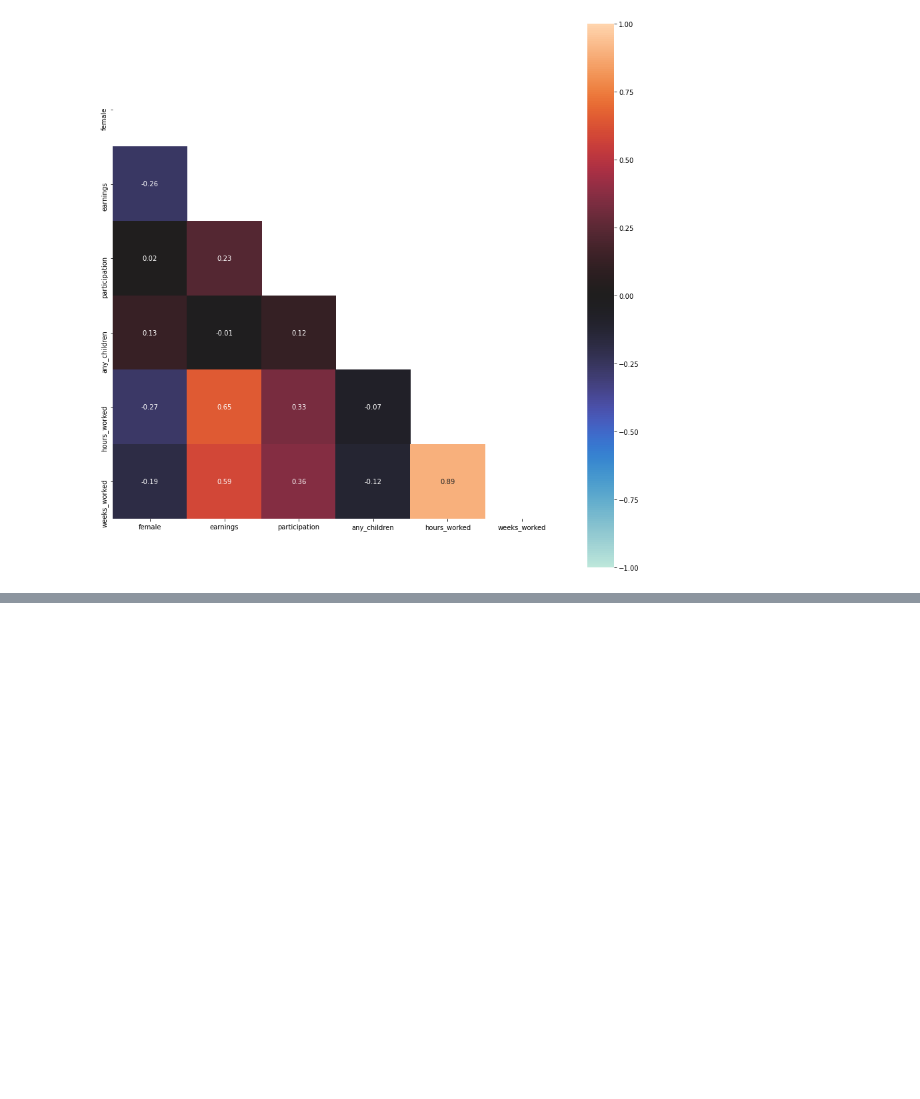
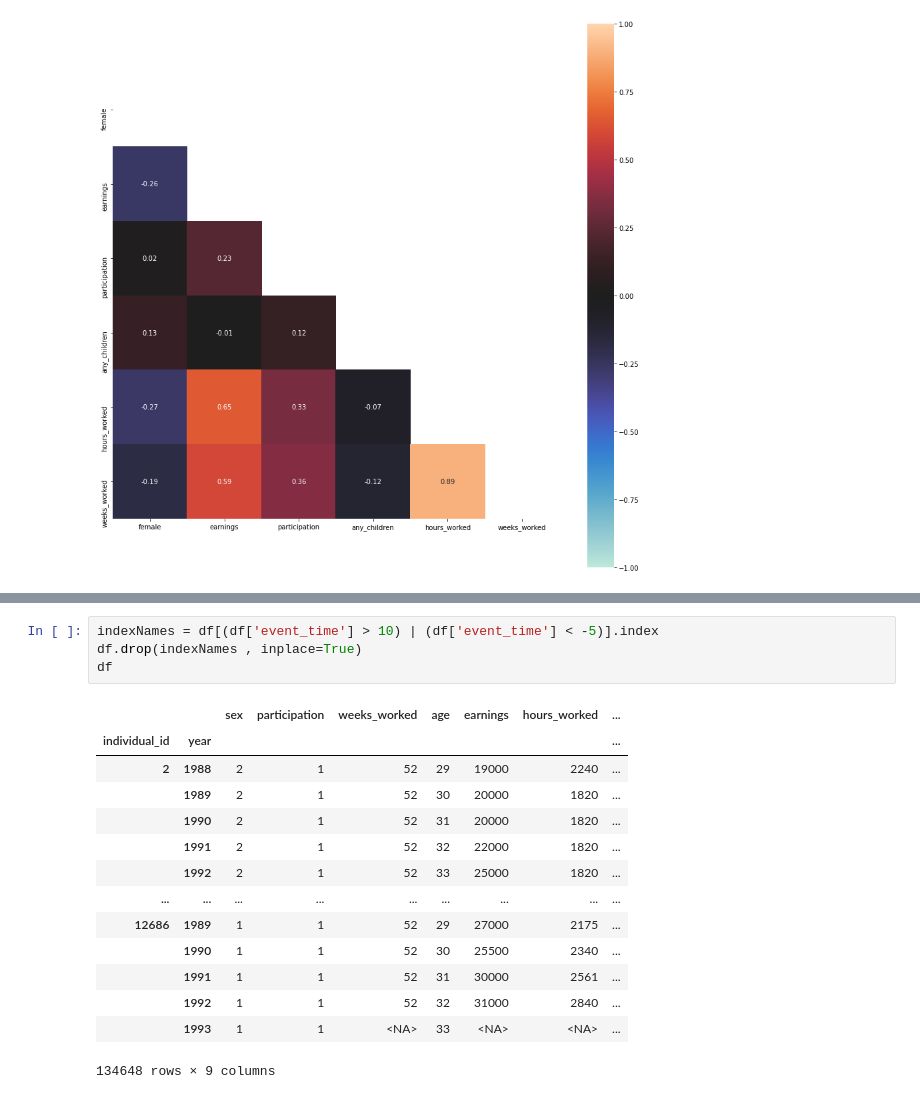
Before and after one commit to berikabinzet/Final_Project, a Jupyter notebook: src/data_management/data_cleaning_code.ipynb, the cells around one changed output, grey strips where cells are left out. Drawn from its saved outputs; the diff is of its cells as text; blank space fills up the shorter version.

```diff
--- a/src/data_management/data_cleaning_code.ipynb
+++ b/src/data_management/data_cleaning_code.ipynb
@@ -321,0 +339,19 @@ See the caveats in the documentation: https://pandas.pydata.org/pandas-docs/stab
+# %%
+indexNames = df[(df['event_time'] > 10) | (df['event_time'] < -5)].index
+df.drop(indexNames , inplace=True)
+df
+# %% [output]
+|  |  | sex | participation | weeks_worked | age | earnings | hours_worked | ... |
+| individual_id | year |  |  |  |  |  |  | ... |
+| 2 | 1988 | 2 | 1 | 52 | 29 | 19000 | 2240 | ... |
+|  | 1989 | 2 | 1 | 52 | 30 | 20000 | 1820 | ... |
+|  | 1990 | 2 | 1 | 52 | 31 | 20000 | 1820 | ... |
+|  | 1991 | 2 | 1 | 52 | 32 | 22000 | 1820 | ... |
+|  | 1992 | 2 | 1 | 52 | 33 | 25000 | 1820 | ... |
+| ... | ... | ... | ... | ... | ... | ... | ... | ... |
+| 12686 | 1989 | 1 | 1 | 52 | 29 | 27000 | 2175 | ... |
+|  | 1990 | 1 | 1 | 52 | 30 | 25500 | 2340 | ... |
+|  | 1991 | 1 | 1 | 52 | 31 | 30000 | 2561 | ... |
+|  | 1992 | 1 | 1 | 52 | 32 | 31000 | 2840 | ... |
+|  | 1993 | 1 | 1 | <NA> | 33 | <NA> | <NA> | ... |
+134648 rows × 9 columns
```
Also changed, not shown: parts of 9 cells of this notebook.
